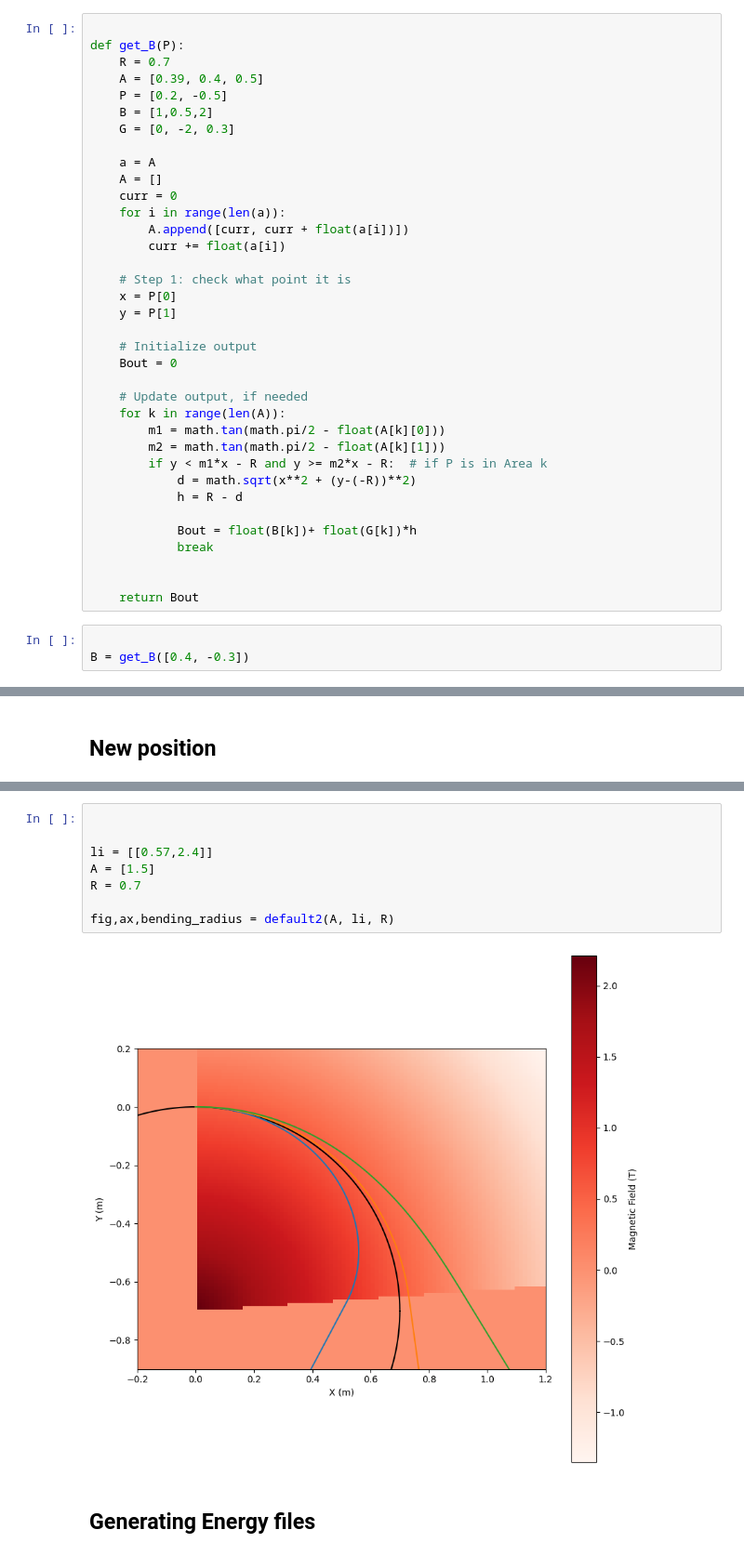
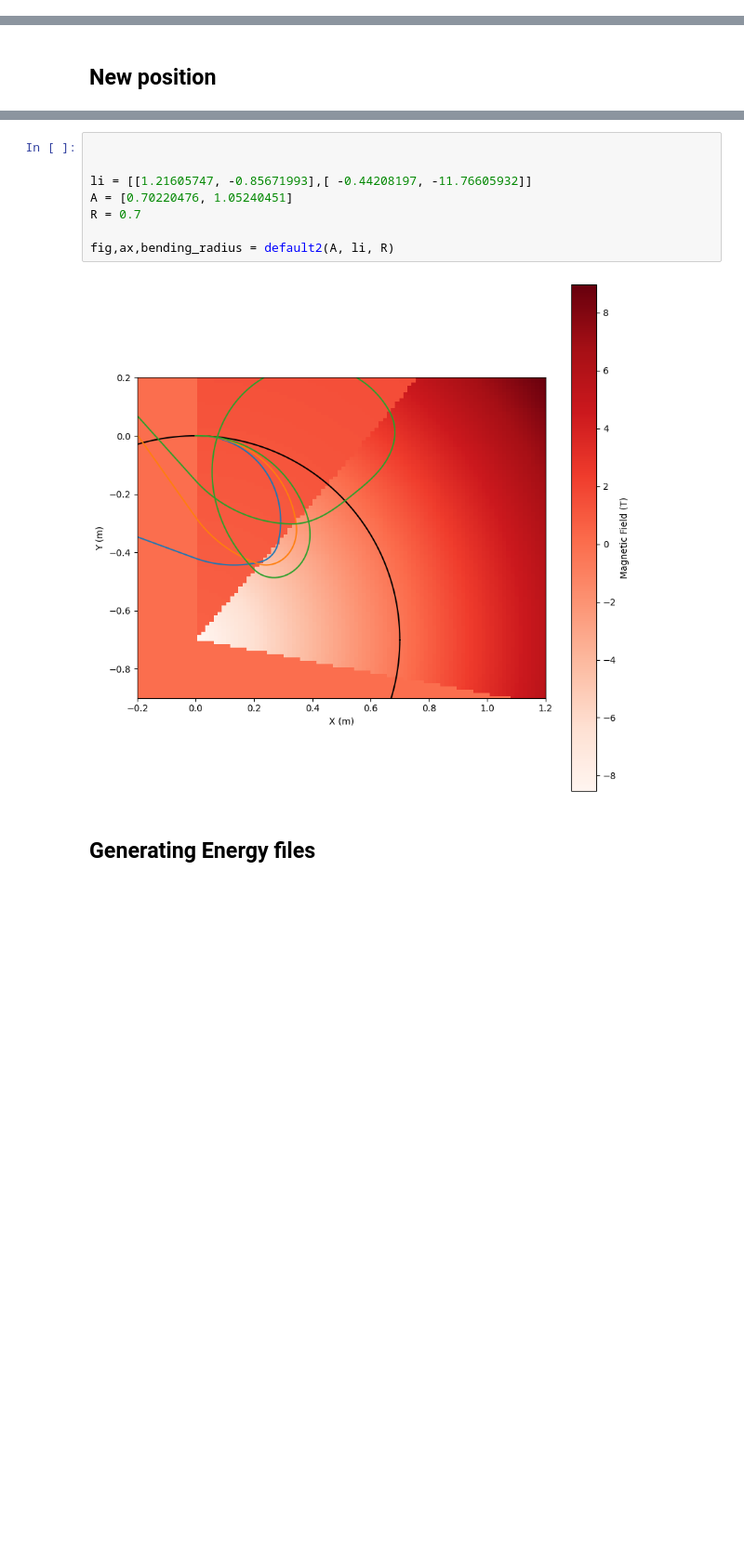
Before and after one commit to juliehinge/cern_gui, a Jupyter notebook: beam_tracking.ipynb, the cells around one changed output, grey strips where cells are left out. Shown at 93% size. Drawn from its saved outputs; the diff is of its cells as text; blank space fills up the shorter version.

```diff
--- a/beam_tracking.ipynb
+++ b/beam_tracking.ipynb
@@ -4,42 +4,3 @@ import numpy as np
 import matplotlib.pyplot as plt
 # %% [markdown]
 ## Calculate Magnetic field at position P
-# %%
-
-def get_B(P):
-    R = 0.7
-    A = [0.39, 0.4, 0.5]
-    P = [0.2, -0.5]
-    B = [1,0.5,2]
-    G = [0, -2, 0.3]
-
-    a = A
-    A = []
-    curr = 0
-    for i in range(len(a)):
-        A.append([curr, curr + float(a[i])])
-        curr += float(a[i])
-
-    # Step 1: check what point it is
-    x = P[0]
-    y = P[1]
-
-    # Initialize output
-    Bout = 0
-
-    # Update output, if needed
-    for k in range(len(A)):
-        m1 = math.tan(math.pi/2 - float(A[k][0]))
-        m2 = math.tan(math.pi/2 - float(A[k][1]))
-        if y < m1*x - R and y >= m2*x - R:  # if P is in Area k
-            d = math.sqrt(x**2 + (y-(-R))**2)
-            h = R - d
-
-            Bout = float(B[k])+ float(G[k])*h
-            break
-
-
-    return Bout
-# %%
-
-B = get_B([0.4, -0.3])
@@ -286,13 +221,13 @@ def default2(A, li, R):
 # %%
 
 
-li = [[0.57,2.4]]
-A = [1.5]
+li = [[1.21605747, -0.85671993],[ -0.44208197, -11.76605932]]
+A = [0.70220476, 1.05240451]
 R = 0.7
 
 fig,ax,bending_radius = default2(A, li, R)
 # %% [output]
-[figure, old version]
+[figure, new version]
 # %% [markdown]
 ## Generating Energy files
 # %%
```
Also changed, not shown: parts of 2 cells of this notebook, 1 other file.
